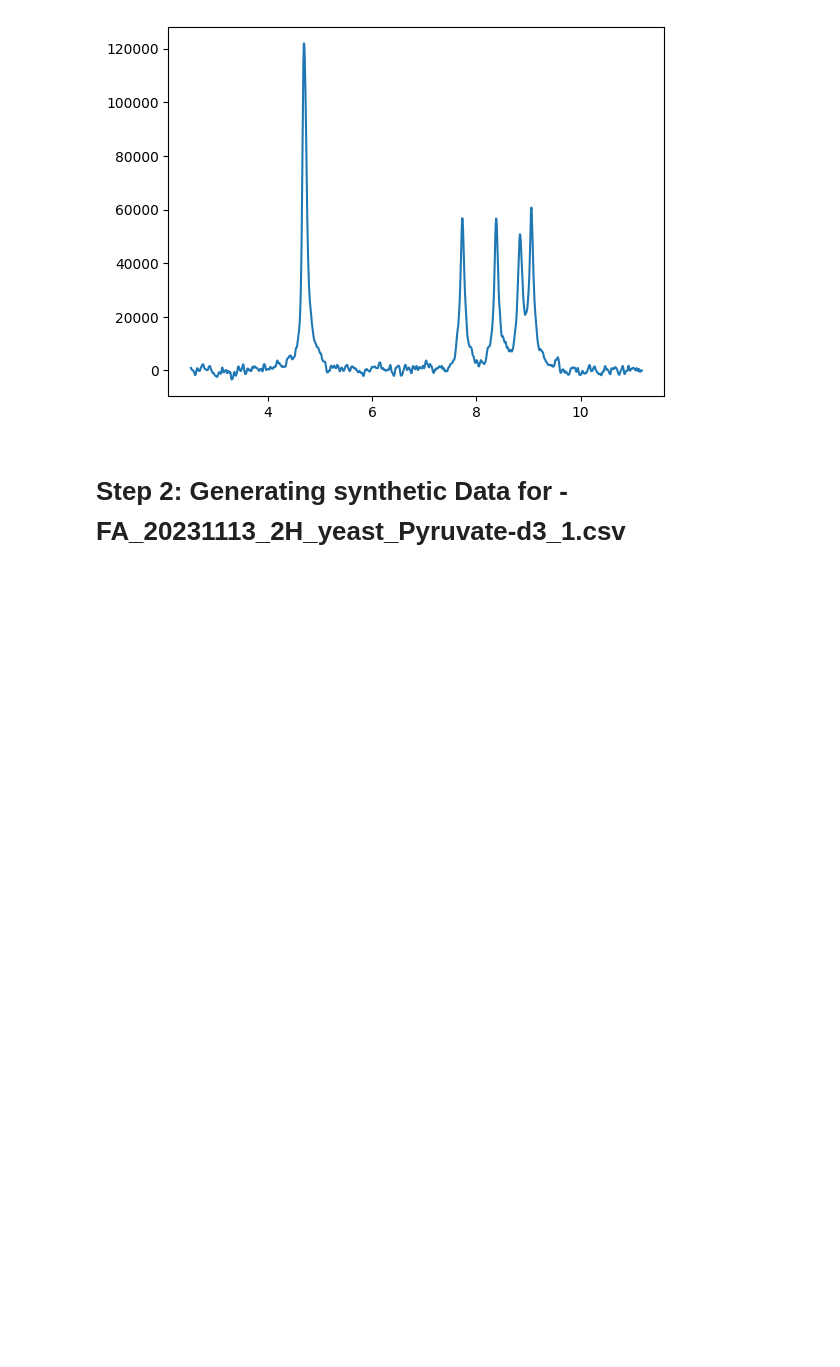
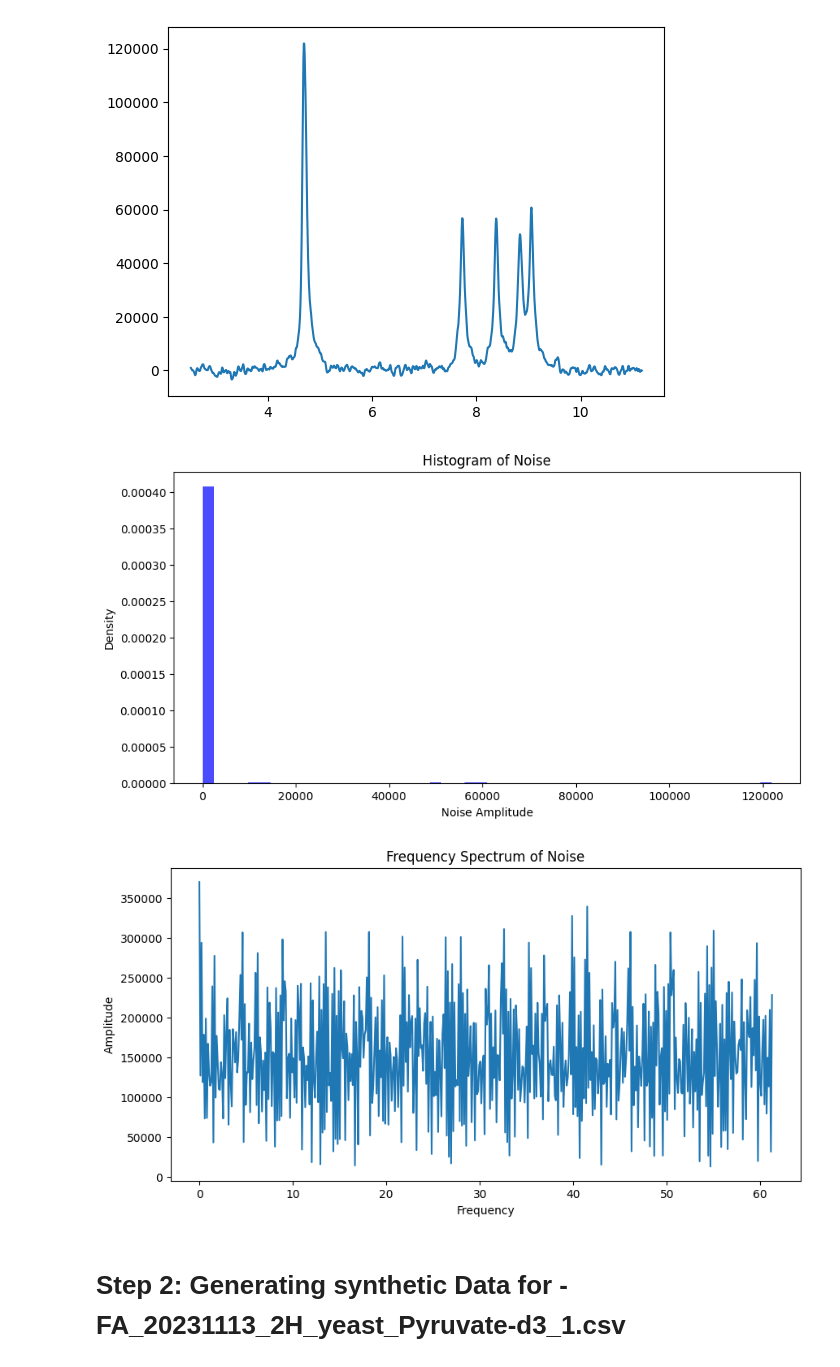
Before and after one commit to RATFIVE/MoinCC-AI4metabolomics, a Jupyter notebook: 03_DeepLearning/ImplementingNeuralNetwork.ipynb, the cells around one changed output. Cells and saved outputs as stored; diff of their text form; code cells hidden in the pictures; blank space fills up the shorter version.

```diff
--- a/03_DeepLearning/ImplementingNeuralNetwork.ipynb
+++ b/03_DeepLearning/ImplementingNeuralNetwork.ipynb
@@ -109,6 +109,49 @@ for i in range(len(path_list)):
 plt.show()
 # %% [output]
 [figure]
+# %%
+import numpy as np
+import matplotlib.pyplot as plt
+from scipy.signal import find_peaks
+from scipy.fft import fft, fftfreq
+
+# Assume x_data and y_data are your data arrays
+x_data = df.iloc[:,0]
+y_data = df.iloc[:,1]
+
+# Step 1: Identify Peaks and Subtract them to Isolate Noise
+# Use `find_peaks` to locate main peaks, then subtract smoothed signal
+peaks, _ = find_peaks(y_data, height=10000)  # Adjust height to capture main peaks
+smooth_signal = np.copy(y_data)
+smooth_signal[peaks] = 0  # Set peaks to 0 to isolate noise around peaks
+
+# Isolate noise by subtracting the smoothed version of the signal
+noise = y_data - smooth_signal
+
+# Step 2: Plot Histogram of Noise to Inspect Distribution
+plt.figure(figsize=(10, 5))
+plt.hist(noise, bins=50, density=True, alpha=0.7, color='blue')
+plt.title("Histogram of Noise")
+plt.xlabel("Noise Amplitude")
+plt.ylabel("Density")
+plt.show()
+
+# Step 3: Perform Fourier Transform to Analyze Frequency Content of Noise
+# Compute FFT
+N = len(noise)
+yf = fft(noise)
+xf = fftfreq(N, x_data[1] - x_data[0])  # Frequency axis based on x-axis spacing
+
+# Plot the frequency spectrum
+plt.figure(figsize=(10, 5))
+plt.plot(xf[:N // 2], np.abs(yf[:N // 2]))
+plt.title("Frequency Spectrum of Noise")
+plt.xlabel("Frequency")
+plt.ylabel("Amplitude")
+plt.show()
+# %% [output]
+[figure, added]
+[figure, added]
 # %% [markdown]
 # Step 2: Generating synthetic Data for - FA_20231113_2H_yeast_Pyruvate-d3_1.csv
 # %%
```
Also changed, not shown: parts of 8 cells of this notebook.
